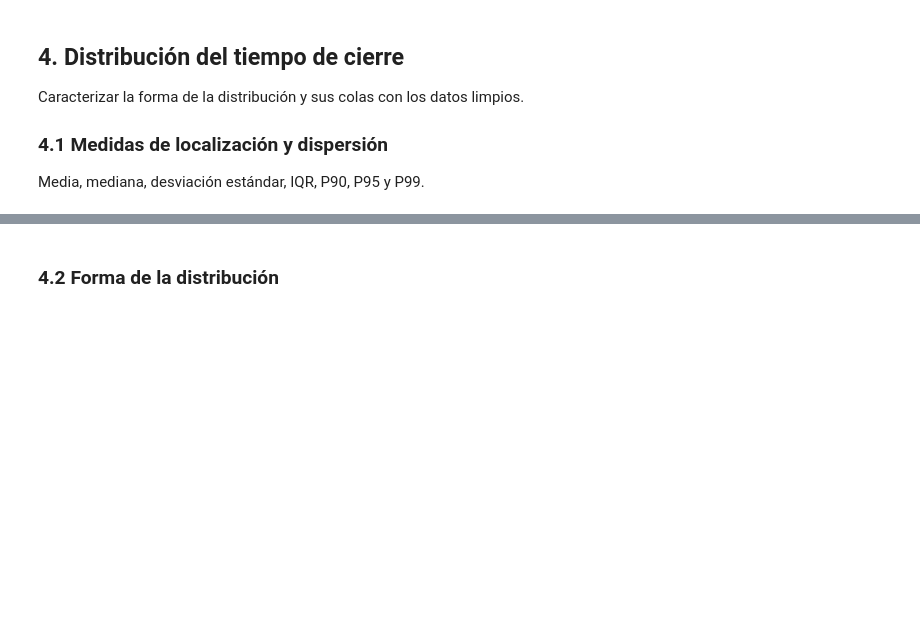
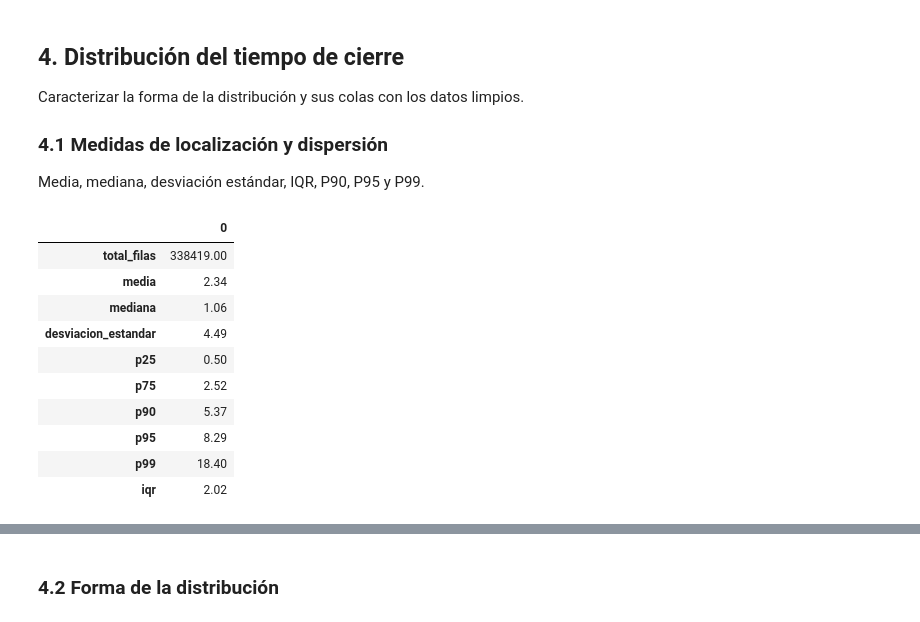
Before and after one commit to juniorejm/nyc311-operational-analytics, a Jupyter notebook: notebooks/1.0-jej-eda-tiempos-cierre.ipynb, the cells around one changed output, grey strips where cells are left out. Cells and saved outputs as stored; diff of their text form; code cells hidden in the pictures; blank space fills up the shorter version.

```diff
--- a/notebooks/1.0-jej-eda-tiempos-cierre.ipynb
+++ b/notebooks/1.0-jej-eda-tiempos-cierre.ipynb
@@ -848,3 +852,32 @@ Caracterizar la forma de la distribución y sus colas con los datos limpios.
 
 ### 4.1 Medidas de localización y dispersión
 Media, mediana, desviación estándar, IQR, P90, P95 y P99.
+# %%
+medidas = conn.sql("""
+    SELECT
+         COUNT(*) AS total_filas,
+         AVG(resolution_time_hours) AS media,
+         MEDIAN(resolution_time_hours) AS mediana,
+         STDDEV(resolution_time_hours) AS desviacion_estandar,
+         QUANTILE_CONT(resolution_time_hours, 0.25) AS p25,
+         QUANTILE_CONT(resolution_time_hours, 0.75) AS p75,
+         QUANTILE_CONT(resolution_time_hours, 0.90) AS p90,
+         QUANTILE_CONT(resolution_time_hours, 0.95) AS p95,
+         QUANTILE_CONT(resolution_time_hours, 0.99) AS p99
+    FROM df_analisis
+""").df()
+
+medidas["iqr"] = medidas["p75"] - medidas["p25"]
+medidas.round(2).T
+# %% [output]
+|  | 0 |
+| total_filas | 338419.00 |
+| media | 2.34 |
+| mediana | 1.06 |
+| desviacion_estandar | 4.49 |
+| p25 | 0.50 |
+| p75 | 2.52 |
+| p90 | 5.37 |
+| p95 | 8.29 |
+| p99 | 18.40 |
+| iqr | 2.02 |
```
Also changed, not shown: parts of 7 cells of this notebook, 6 other files.
